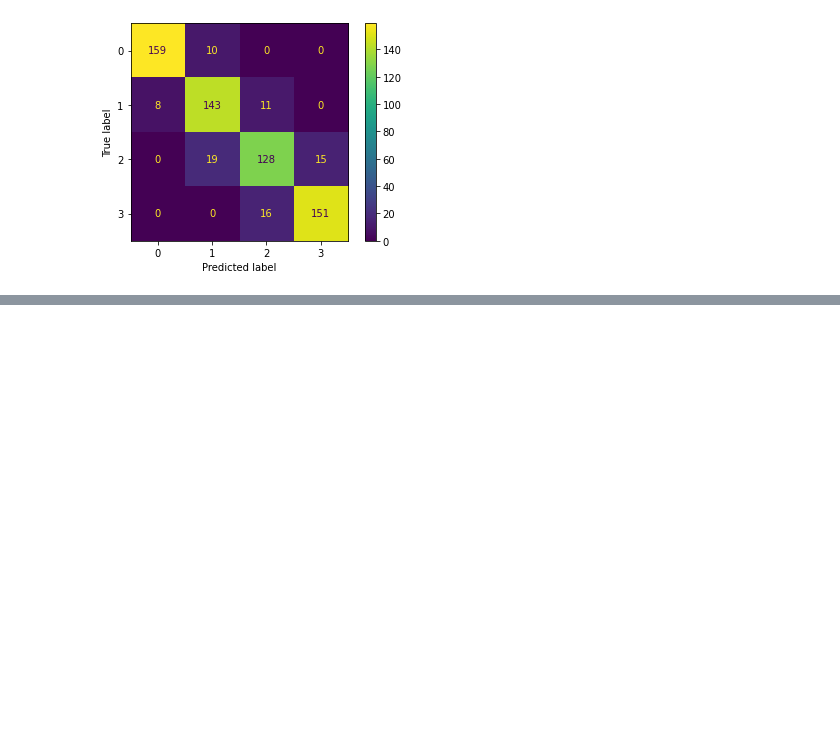
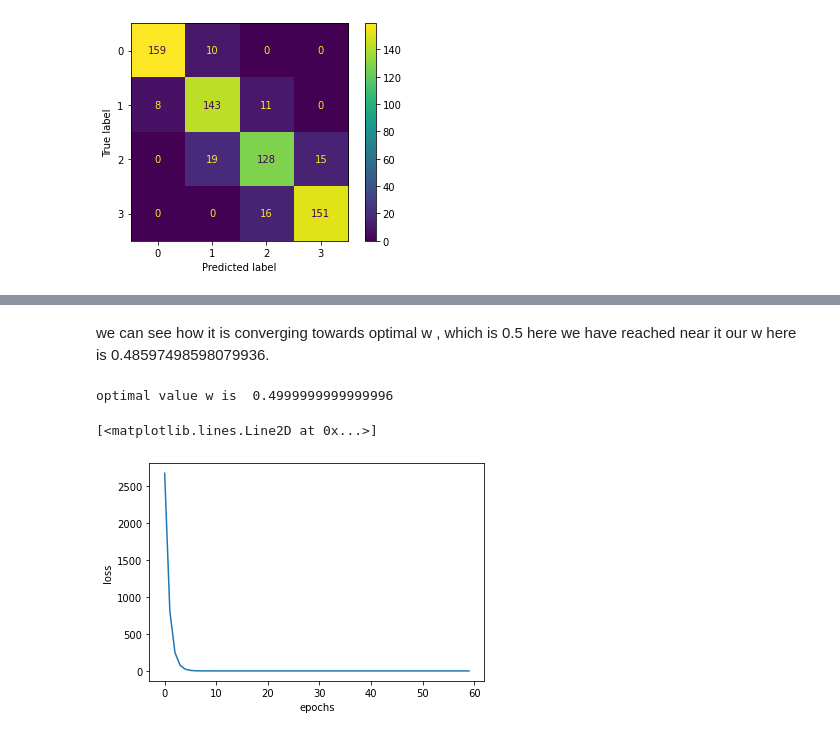
Before and after one commit to karthikhub19/MachineLearningAlogs, a Jupyter notebook: Random_Forest.ipynb, the cells around one changed output, grey strips where cells are left out. Drawn from its saved outputs; the diff is of its cells as text; code cells hidden in the pictures; blank space fills up the shorter version.

```diff
--- a/Random_Forest.ipynb
+++ b/Random_Forest.ipynb
@@ -432,0 +509,21 @@ plt.show()
+# %% [markdown]
+we can see how it is converging towards optimal w , which is 0.5 here we have reached near it our w here is 0.48597498598079936.
+# %%
+all_costs23=[]
+w=0
+gamma=0.000001
+for k in range(60):
+    for i in range(len(x)):
+        cost21=single_point_cost(x[i],y[i],w)
+        grad_w21=grad(x[i],y[i],w)
+        w= w- (gamma * grad_w21) # in sgd update takes place after every point
+    all_costs23.append(cost21)
+
+print("optimal value w is ",w) #optimal value of w
+plt.xlabel("epochs")
+plt.ylabel("loss")
+plt.plot(epochs,all_costs23)
+# %% [output]
+optimal value w is  0.4999999999999996
+[<matplotlib.lines.Line2D at 0x...>]
+[figure, added]
```
Also changed, not shown: parts of 36 cells of this notebook.
